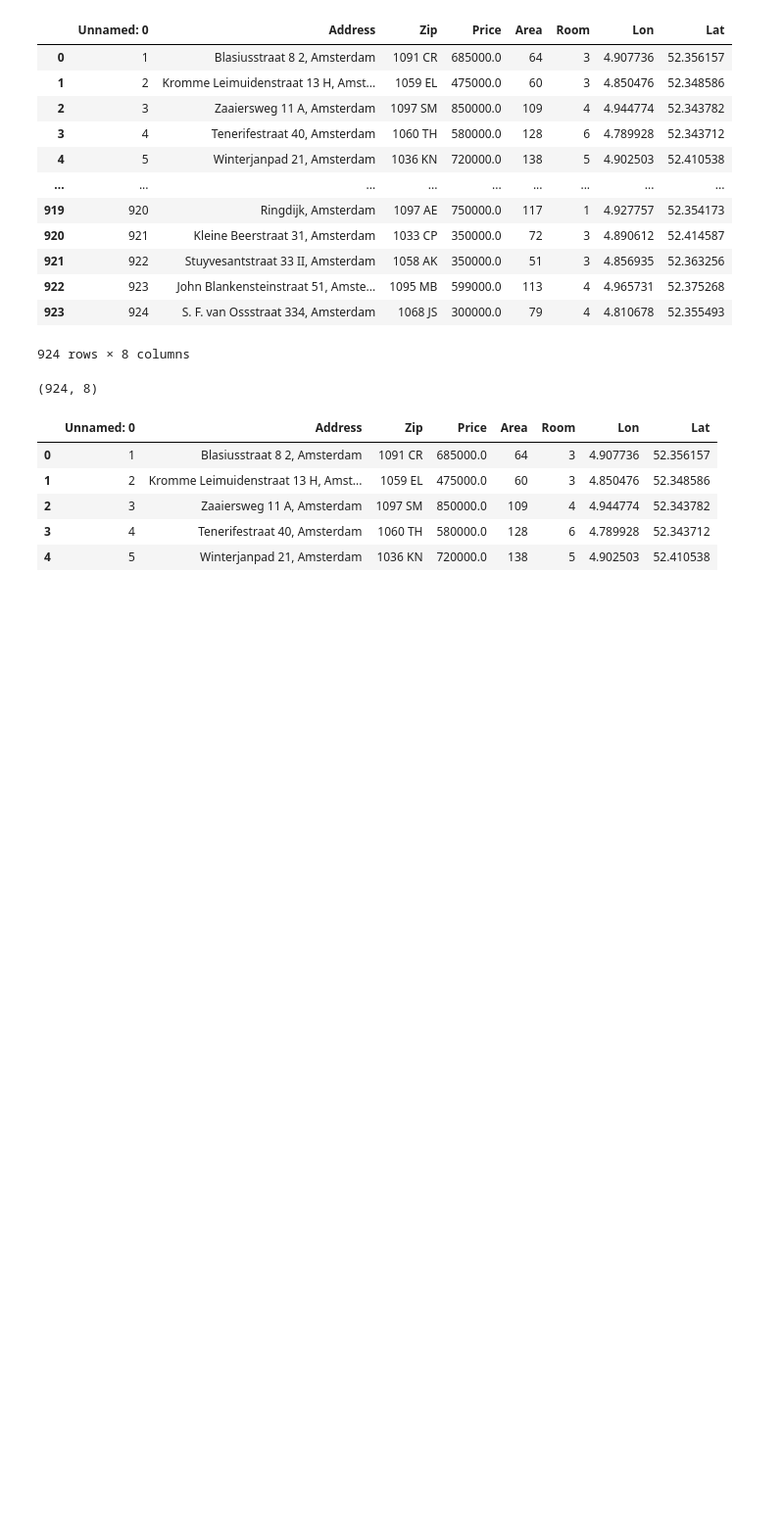
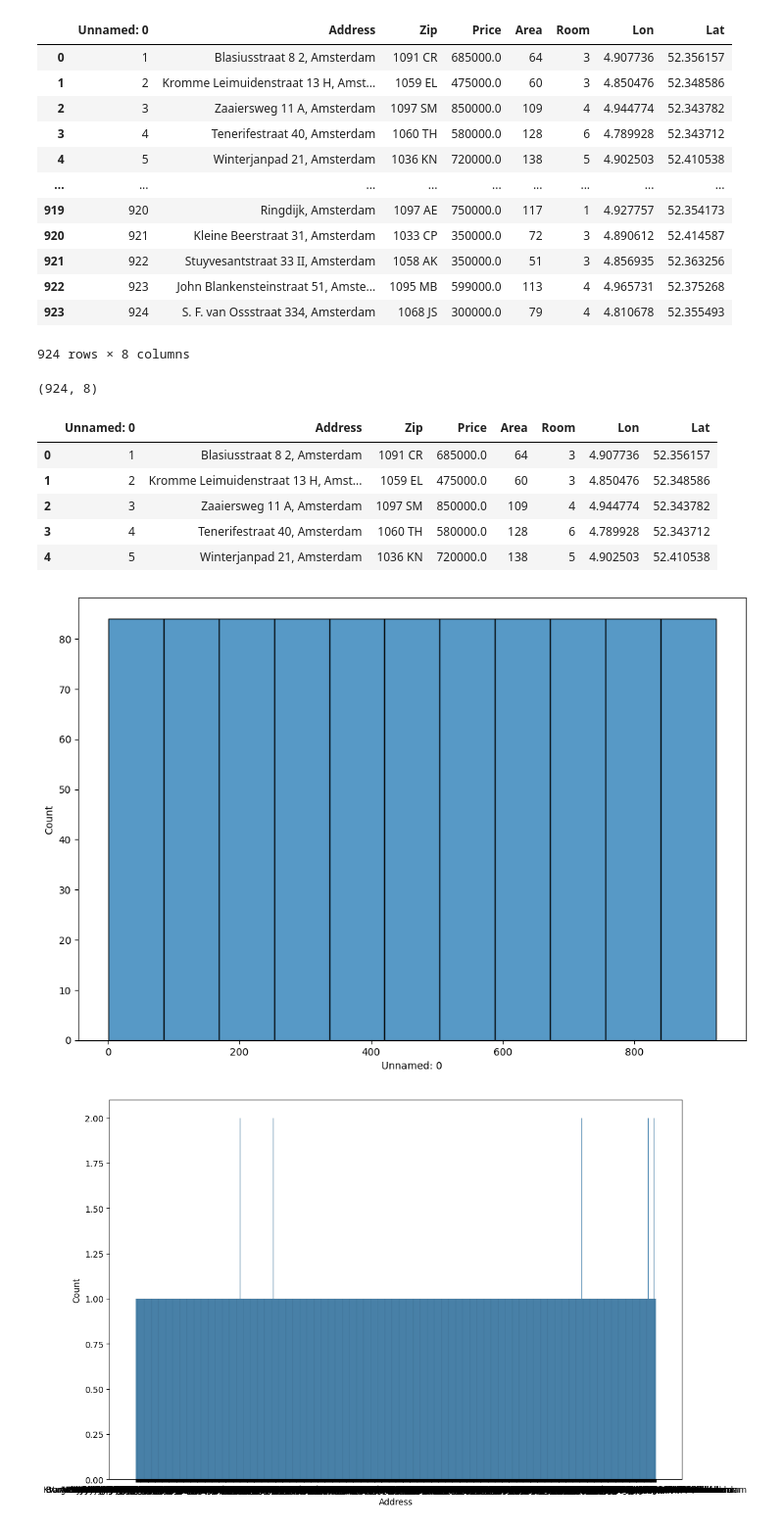
Before and after one commit to Sankalpmahanta/Housepriceproject, a Jupyter notebook: Untitled3.ipynb, the cells around one changed output. Shown at 98% size. Cells and saved outputs as stored; diff of their text form; code cells hidden in the pictures; blank space fills up the shorter version.

```diff
--- a/Untitled3.ipynb
+++ b/Untitled3.ipynb
@@ -57,3 +62,11 @@ house_price_dataset.head()
 | 2 | 3 | Zaaiersweg 11 A, Amsterdam | 1097 SM | 850000.0 | 109 | 4 | 4.944774 | 52.343782 |
 | 3 | 4 | Tenerifestraat 40, Amsterdam | 1060 TH | 580000.0 | 128 | 6 | 4.789928 | 52.343712 |
 | 4 | 5 | Winterjanpad 21, Amsterdam | 1036 KN | 720000.0 | 138 | 5 | 4.902503 | 52.410538 |
+# %%
+for i in house_price_dataset.columns:
+    fig_dims = (12,8)
+    fig, ax = plt.subplots(figsize = fig_dims)
+    sns.histplot(x=i, data = house_price_dataset)
+# %% [output]
+[figure, added]
+[figure, added]
```
Also changed, not shown: parts of 4 cells of this notebook.
